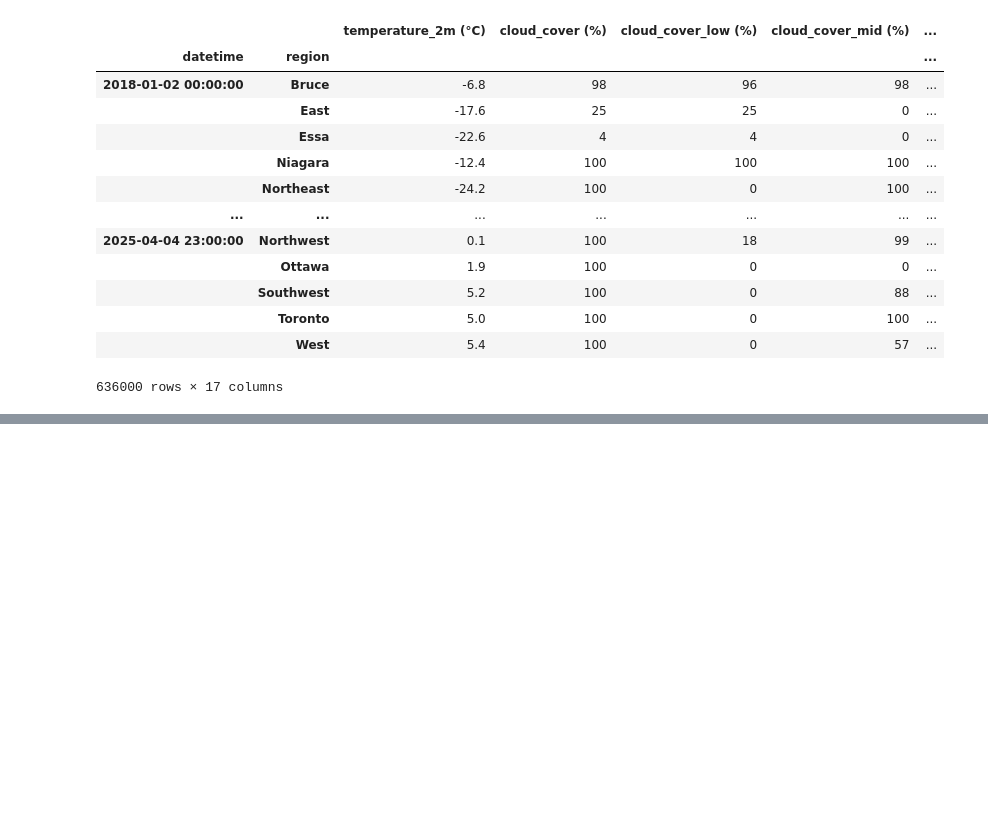
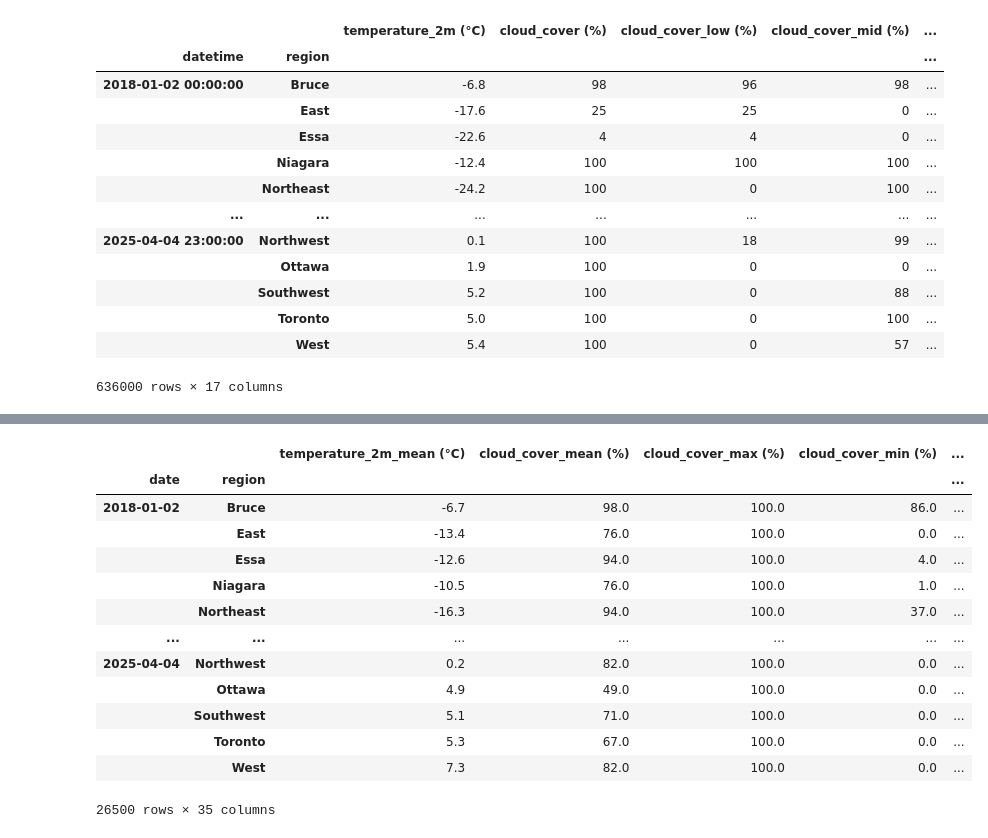
Before and after one commit to TanishqMaheshwari/predicting-energy-demand, a Jupyter notebook: Scripts/process_data.ipynb, the cells around one changed output, grey strips where cells are left out. Saved outputs shown, nothing was run; the diff lists cells and outputs as text; code cells hidden in the pictures; blank space fills up the shorter version.

```diff
--- a/Scripts/process_data.ipynb
+++ b/Scripts/process_data.ipynb
@@ -211,0 +230,36 @@ demand_df.tail(1000)
+# %%
+# combine daily demand and climate data
+
+# melt demand data, i.e. make it such that each row is a unique datetime and region combination
+merge_daily_demand = daily_demand.melt(
+    id_vars=['date'],
+    value_vars=['Northwest', 'Northeast', 'Ottawa', 'East', 'Toronto', 'Essa', 'Bruce', 'Southwest', 'Niagara', 'West'],
+    var_name='region',
+    value_name='zonal_demand'
+)
+
+# merge
+daily_data = pd.merge(
+    daily_climate,
+    merge_daily_demand[['date', 'region', 'zonal_demand']],
+    on=['date', 'region'],
+    how='left'  # Use 'inner' if you only want matching rows
+)
+daily_data.set_index(['date', 'region'], inplace=True)
+
+display(daily_data)
+# %% [output]
+|  |  | temperature_2m_mean (°C) | cloud_cover_mean (%) | cloud_cover_max (%) | cloud_cover_min (%) | ... |
+| date | region |  |  |  |  | ... |
+| 2018-01-02 | Bruce | -6.7 | 98.0 | 100.0 | 86.0 | ... |
+|  | East | -13.4 | 76.0 | 100.0 | 0.0 | ... |
+|  | Essa | -12.6 | 94.0 | 100.0 | 4.0 | ... |
+|  | Niagara | -10.5 | 76.0 | 100.0 | 1.0 | ... |
+|  | Northeast | -16.3 | 94.0 | 100.0 | 37.0 | ... |
+| ... | ... | ... | ... | ... | ... | ... |
+| 2025-04-04 | Northwest | 0.2 | 82.0 | 100.0 | 0.0 | ... |
+|  | Ottawa | 4.9 | 49.0 | 100.0 | 0.0 | ... |
+|  | Southwest | 5.1 | 71.0 | 100.0 | 0.0 | ... |
+|  | Toronto | 5.3 | 67.0 | 100.0 | 0.0 | ... |
+|  | West | 7.3 | 82.0 | 100.0 | 0.0 | ... |
+26500 rows × 35 columns
```
Also changed, not shown: parts of 19 cells of this notebook, 1 other file.
